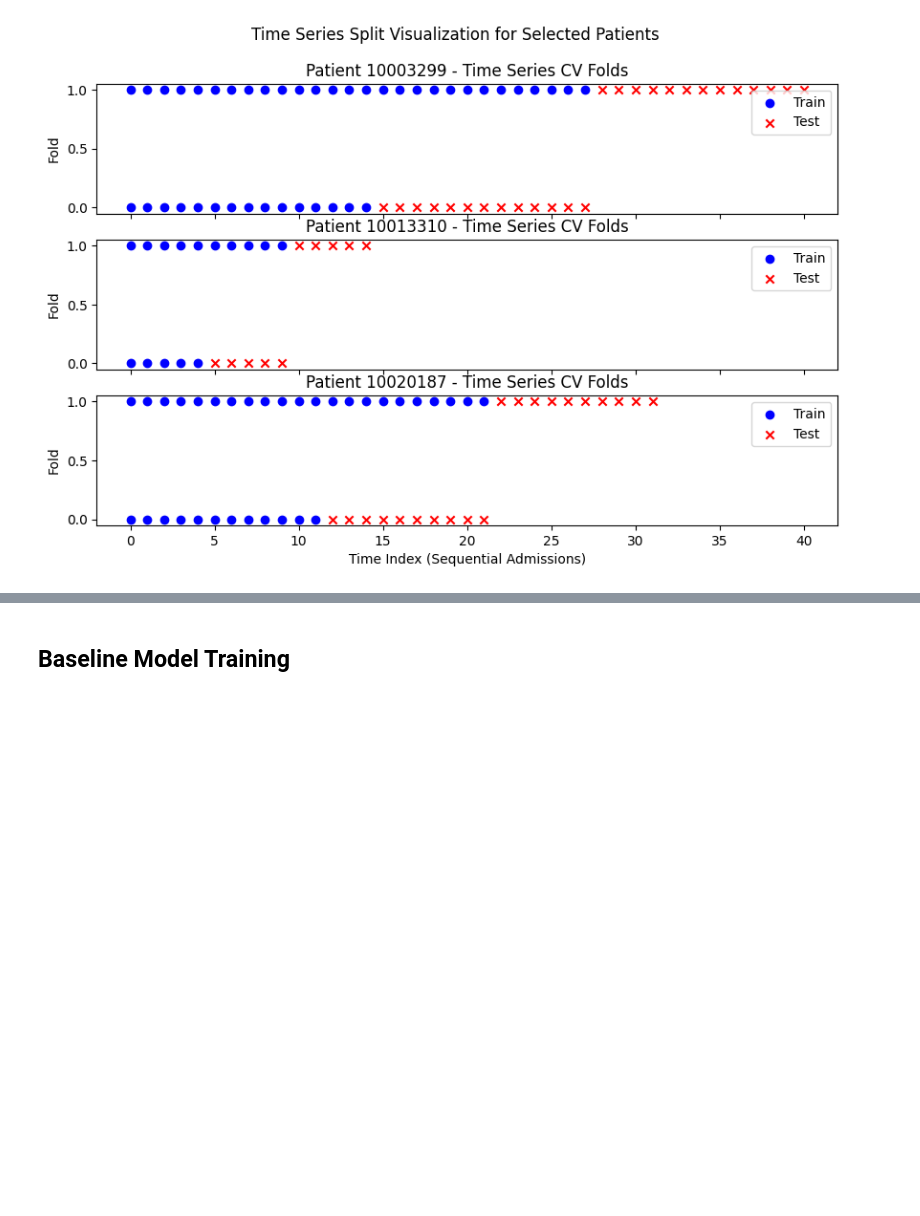
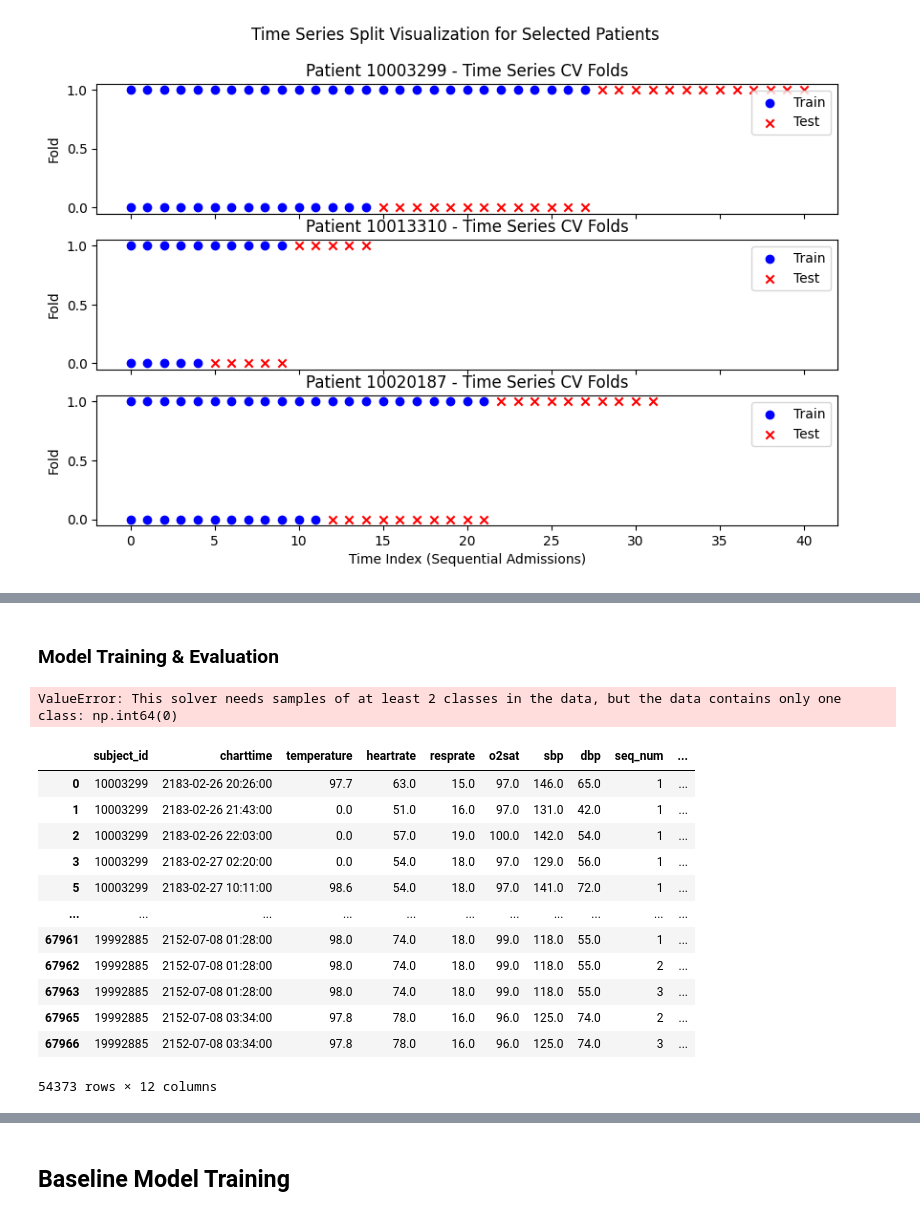
Before and after one commit to Zfeng0207/FIT3199-FYP, a Jupyter notebook: 02_baseline_model_evaluation.ipynb, the cells around one changed output, grey strips where cells are left out. Drawn from its saved outputs; the diff is of its cells as text; code cells hidden in the pictures; blank space fills up the shorter version.

```diff
--- a/02_baseline_model_evaluation.ipynb
+++ b/02_baseline_model_evaluation.ipynb
@@ -54,2 +38,2 @@ processed_df
 # %%
-processed_df.drop(columns=['icd_code','icd_version','icd_title','stay_id','rhythm','pain','gender','dod','anchor_year_group'], inplace=True)
+# processed_df.drop(columns=['icd_code','icd_version','icd_title','stay_id','rhythm','pain','gender','dod','anchor_year_group'], inplace=True)
@@ -385,2 +583,59 @@ X_train_val, X_val, y_train_val, y_val = train_test_split(
+# %% [markdown]
+###  Model Training & Evaluation
+# %%
+from sklearn.tree import DecisionTreeClassifier
+from sklearn.ensemble import RandomForestClassifier
+from sklearn.linear_model import LogisticRegression
+from sklearn.svm import SVC
+from sklearn.metrics import accuracy_score
+
+# Define models to test
+models = {
+    "Decision Tree": DecisionTreeClassifier(random_state=42),
+    "Random Forest": RandomForestClassifier(random_state=42),
+    "Logistic Regression": LogisticRegression(max_iter=500),
+    "SVM": SVC(),
+}
+
+# Store results
+model_results = {model_name: [] for model_name in models.keys()}
+
+# Iterate through patients and evaluate models
+for subject_id, data in train_test_data.items():
+    X_train, X_test = data["X_train"], data["X_test"]
+    y_train, y_test = data["y_train"], data["y_test"]
+
+    for model_name, model in models.items():
+        # Train model
+        model.fit(X_train, y_train)
+
+        # Evaluate
+        y_pred = model.predict(X_test)
+        acc = accuracy_score(y_test, y_pred)
+
+        # Store results
+        model_results[model_name].append(acc)
+
+# Print performance results
+for model_name, scores in model_results.items():
+    print(f"{model_name} - Average Accuracy: {np.mean(scores):.4f}")
+# %% [output]
+ValueError: This solver needs samples of at least 2 classes in the data, but the data contains only one class: np.int64(0)
+# %%
+X_train
+# %% [output]
+|  | subject_id | charttime | temperature | heartrate | resprate | o2sat | sbp | dbp | seq_num | ... |
+| 0 | 10003299 | 2183-02-26 20:26:00 | 97.7 | 63.0 | 15.0 | 97.0 | 146.0 | 65.0 | 1 | ... |
+| 1 | 10003299 | 2183-02-26 21:43:00 | 0.0 | 51.0 | 16.0 | 97.0 | 131.0 | 42.0 | 1 | ... |
+| 2 | 10003299 | 2183-02-26 22:03:00 | 0.0 | 57.0 | 19.0 | 100.0 | 142.0 | 54.0 | 1 | ... |
+| 3 | 10003299 | 2183-02-27 02:20:00 | 0.0 | 54.0 | 18.0 | 97.0 | 129.0 | 56.0 | 1 | ... |
+| 5 | 10003299 | 2183-02-27 10:11:00 | 98.6 | 54.0 | 18.0 | 97.0 | 141.0 | 72.0 | 1 | ... |
+| ... | ... | ... | ... | ... | ... | ... | ... | ... | ... | ... |
+| 67961 | 19992885 | 2152-07-08 01:28:00 | 98.0 | 74.0 | 18.0 | 99.0 | 118.0 | 55.0 | 1 | ... |
+| 67962 | 19992885 | 2152-07-08 01:28:00 | 98.0 | 74.0 | 18.0 | 99.0 | 118.0 | 55.0 | 2 | ... |
+| 67963 | 19992885 | 2152-07-08 01:28:00 | 98.0 | 74.0 | 18.0 | 99.0 | 118.0 | 55.0 | 3 | ... |
+| 67965 | 19992885 | 2152-07-08 03:34:00 | 97.8 | 78.0 | 16.0 | 96.0 | 125.0 | 74.0 | 2 | ... |
+| 67966 | 19992885 | 2152-07-08 03:34:00 | 97.8 | 78.0 | 16.0 | 96.0 | 125.0 | 74.0 | 3 | ... |
+54373 rows × 12 columns
 # %%
 y
```
Also changed, not shown: parts of 36 cells of this notebook.
